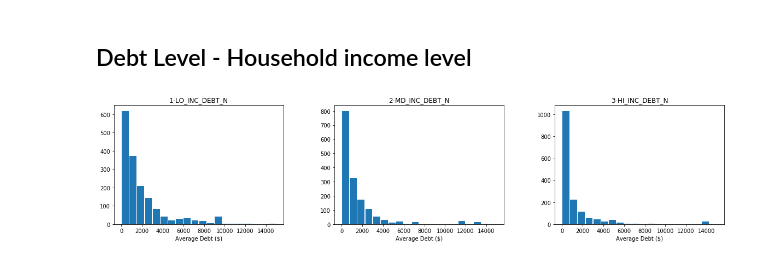
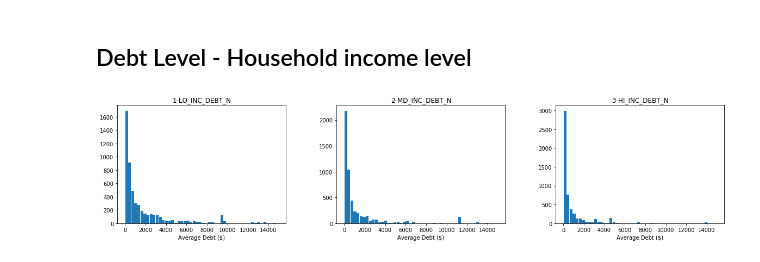
Before and after one commit to Data-Science-Business-Analytics/data-science-business-analytics-final-project, a Jupyter notebook: 00-sandbox.ipynb, the cells around one changed output. Cells and saved outputs as stored; diff of their text form; code cells hidden in the pictures.

```diff
--- a/00-sandbox.ipynb
+++ b/00-sandbox.ipynb
@@ -152,28 +114,28 @@ for x in ax:
 # MALE_DEBT_N
 # %%
 data = {
-    '1-LO_INC_DEBT_N': df_pub['LO_INC_DEBT_N'],
-    '2-MD_INC_DEBT_N': df_pub['MD_INC_DEBT_N'],
-    '3-HI_INC_DEBT_N': df_pub['HI_INC_DEBT_N']
+    '1-LO_INC_DEBT_N': df['LO_INC_DEBT_N'],
+    '2-MD_INC_DEBT_N': df['MD_INC_DEBT_N'],
+    '3-HI_INC_DEBT_N': df['HI_INC_DEBT_N']
 }
 df_debt_income = pd.DataFrame(data)
 # %%
-bins = 20
+bins = 50
 ax = df_debt_income.hist(
 #     column=['LO_INC_DEBT_N', 'MD_INC_DEBT_N', 'HI_INC_DEBT_N'],
     bins=bins,
     grid=False,
     figsize=(20,4),
     layout=(1,3),
     sharex=True,
     range=(0,15000),
     rwidth=0.9
 )
 ax = ax[0]
 for x in ax:
     x.set_xlabel('Average Debt ($)')
 # %% [output]
-[figure, old version]
+[figure, new version]
 # %%
 # # df_pub.hist(column='LO_INC_DEBT_N')
 # # df_pub.hist(column='MD_INC_DEBT_N')
```
Also changed, not shown: parts of 54 cells of this notebook, 2 other files.
